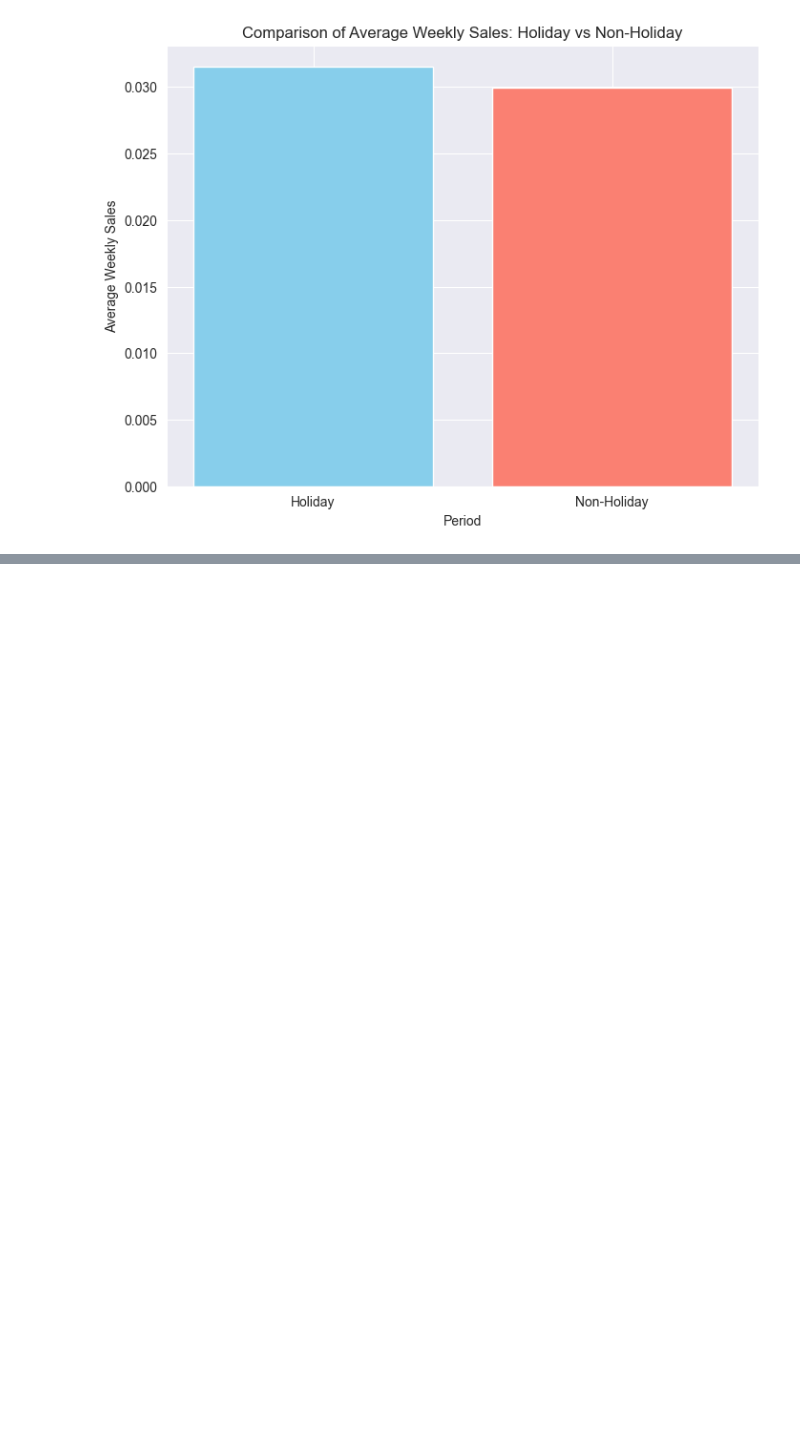
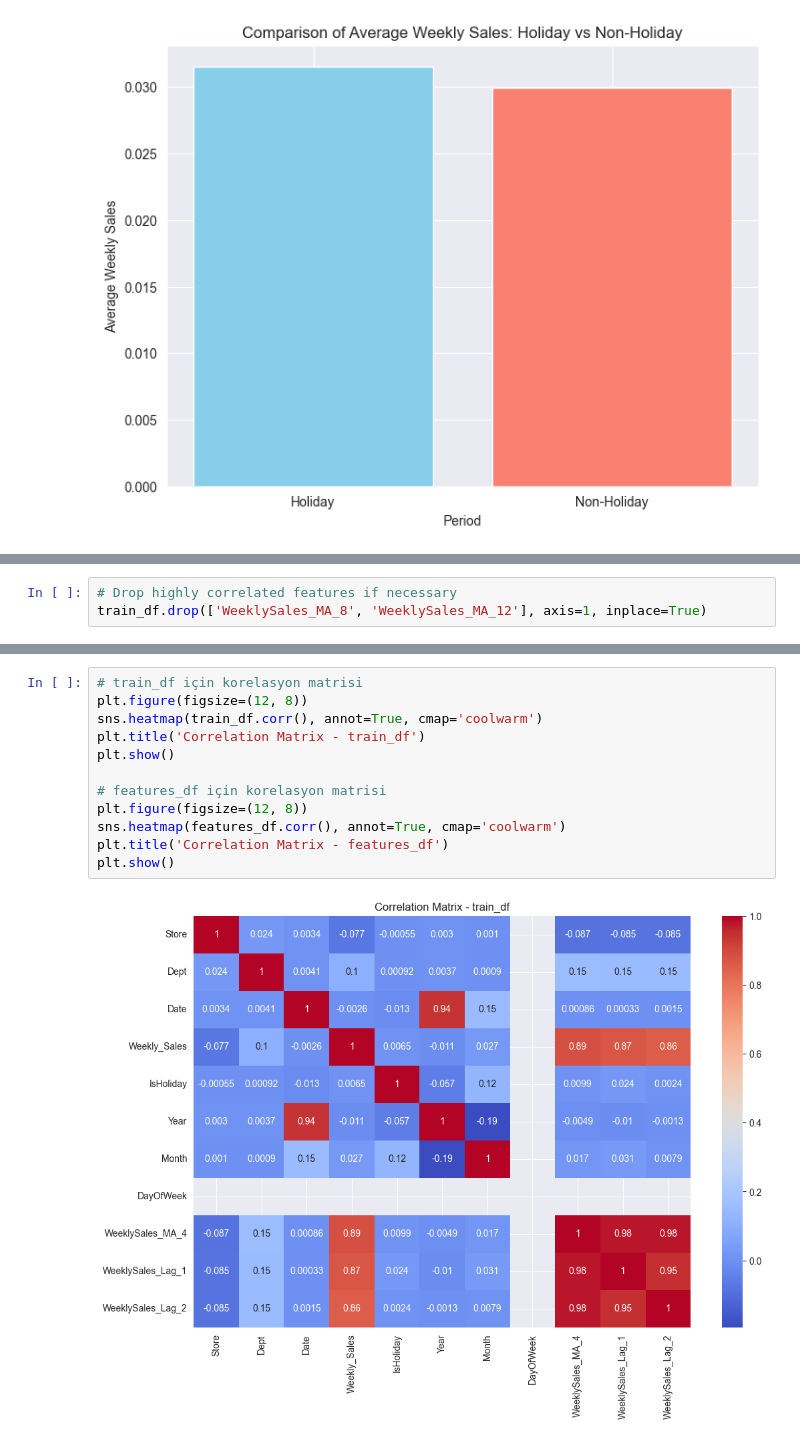
Before and after one commit to egemenozen1/Walmart-LSTM-Sales-Forecasting, a Jupyter notebook: Notebooks/Notebook1-DataCleaning.ipynb, the cells around one changed output, grey strips where cells are left out. Drawn from its saved outputs; the diff is of its cells as text; blank space fills up the shorter version.

```diff
--- a/Notebooks/Notebook1-DataCleaning.ipynb
+++ b/Notebooks/Notebook1-DataCleaning.ipynb
@@ -398,0 +409,3 @@ plt.show()
+# %%
+# Drop highly correlated features if necessary
+train_df.drop(['WeeklySales_MA_8', 'WeeklySales_MA_12'], axis=1, inplace=True)
@@ -398,0 +523,14 @@ plt.show()
+# %%
+# train_df için korelasyon matrisi
+plt.figure(figsize=(12, 8))
+sns.heatmap(train_df.corr(), annot=True, cmap='coolwarm')
+plt.title('Correlation Matrix - train_df')
+plt.show()
+
+# features_df için korelasyon matrisi
+plt.figure(figsize=(12, 8))
+sns.heatmap(features_df.corr(), annot=True, cmap='coolwarm')
+plt.title('Correlation Matrix - features_df')
+plt.show()
+# %% [output]
+[figure, added]
```
Also changed, not shown: parts of 13 cells of this notebook, 1 other file.
